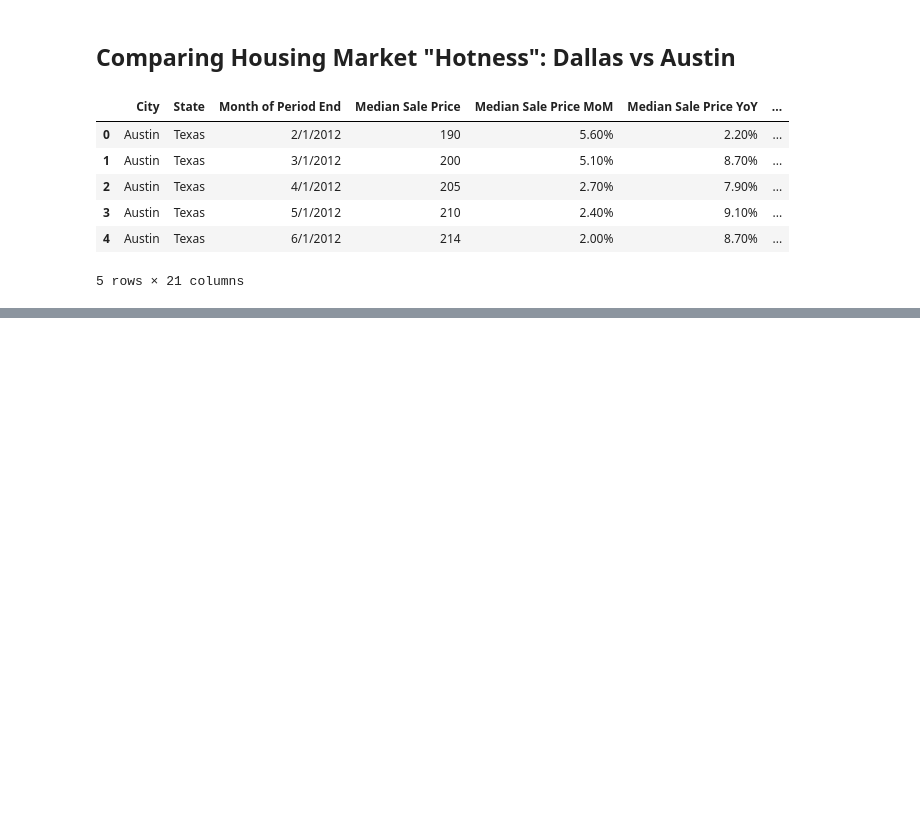
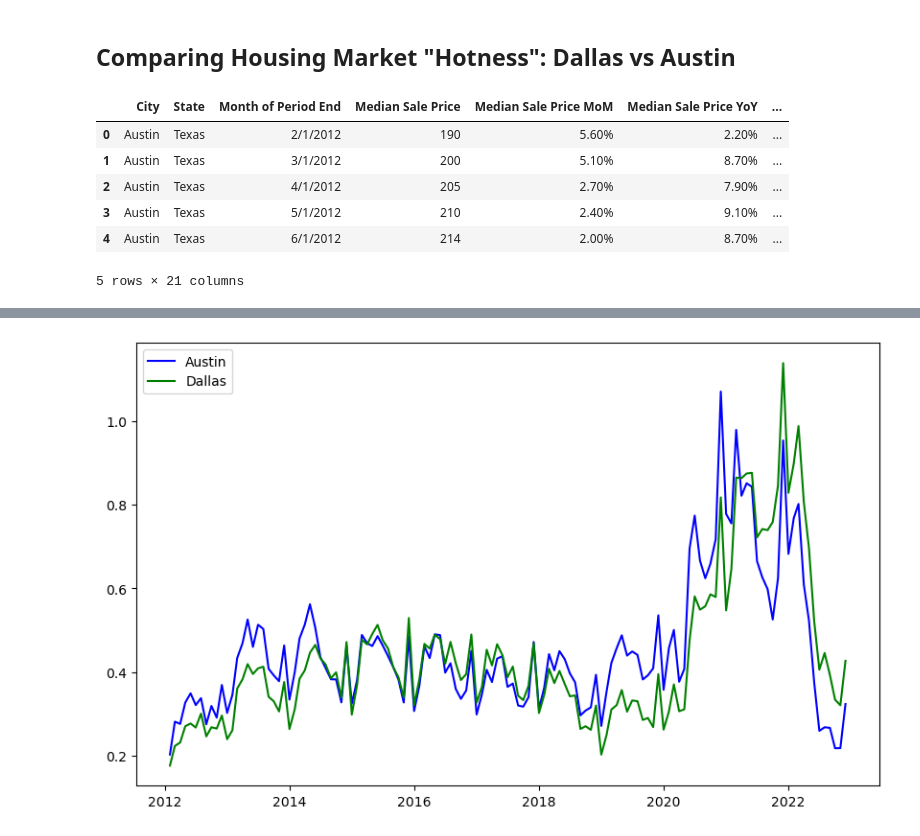
Before and after one commit to marthagriggs9/group4_project, a Jupyter notebook: austindallastest.ipynb, the cells around one changed output, grey strips where cells are left out. Cells and saved outputs as stored; diff of their text form; code cells hidden in the pictures; blank space fills up the shorter version.

```diff
--- a/austindallastest.ipynb
+++ b/austindallastest.ipynb
@@ -49,0 +109,23 @@ Name: Days on Market, dtype: float64
+# %%
+graph, graph_axes = plt.subplots(figsize=(10,6))
+graph_axes.plot(Austin_data["Month of Period End"],
+                   Austin_data["Homes Sold"] / Austin_data["Inventory"],
+                   color='blue',
+                   label='Austin')
+graph_axes.plot(Dallas_data["Month of Period End"],
+                   Dallas_data["Homes Sold"]/Dallas_data["Inventory"],
+                   color='green',
+                   label='Dallas')
+# graph_axes.vlines(x=dom_df[dom_df['yr_start']]['Month of Period End'],
+#            ymin=0.2,
+#            ymax=1.15,
+#            colors='red',
+#            linestyles='dashed')
+
+plt.legend()
+plt.title('')
+plt.xlabel('')
+plt.ylabel('')
+plt.show()
+# %% [output]
+[figure, added]
```
Also changed, not shown: parts of 10 cells of this notebook, 1 other file.
